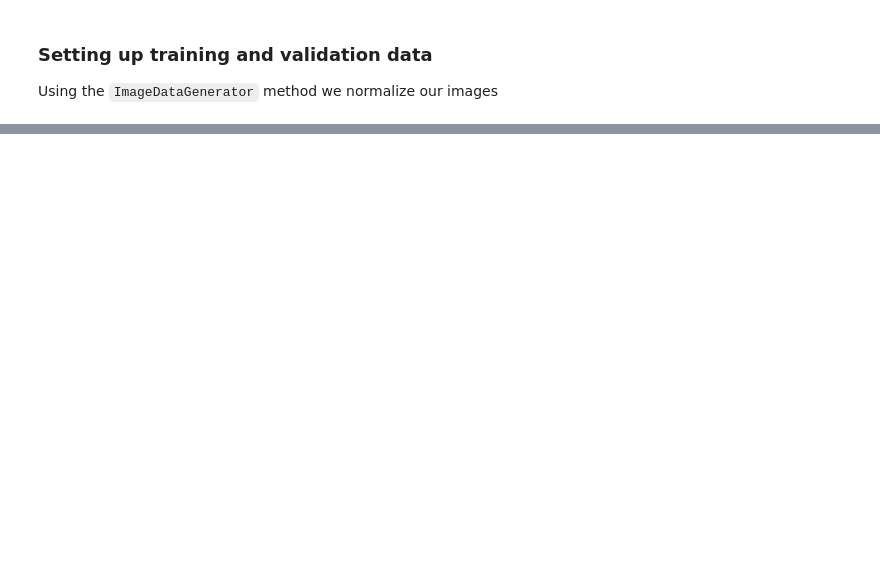
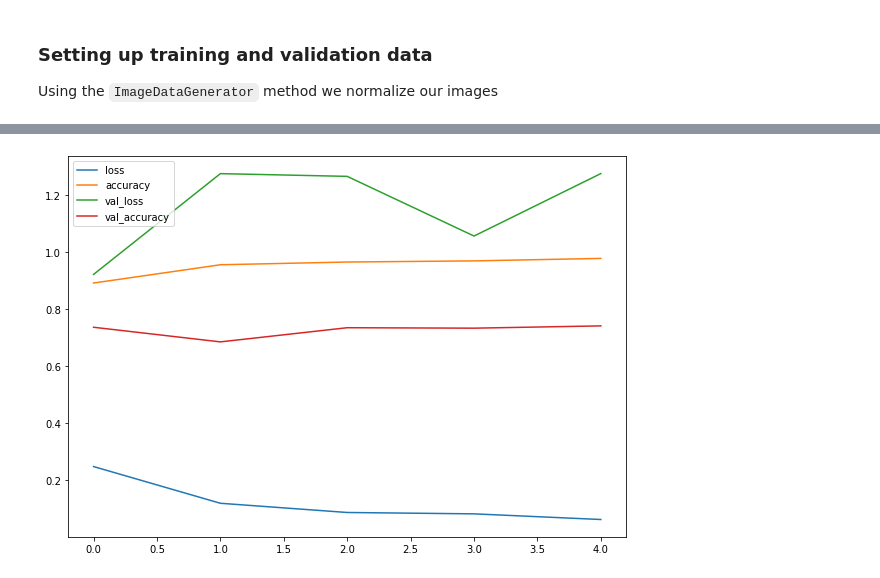
Before and after one commit to votaldo/Deep-Learning-Project, a Jupyter notebook: Pneumonia/test_augm.ipynb, the cells around one changed output, grey strips where cells are left out. Saved outputs shown, nothing was run; the diff lists cells and outputs as text; code cells hidden in the pictures; blank space fills up the shorter version.

```diff
--- a/Pneumonia/test_augm.ipynb
+++ b/Pneumonia/test_augm.ipynb
@@ -196,0 +209,29 @@ plot_loss_curves(history_1)
+# %%
+#Build a CNN (like Tiny VGG on CNN explainer website) with augmented training data
+
+model_2 = tf.keras.models.Sequential([
+    tf.keras.layers.Conv2D(filters =10,
+                          kernel_size =3,
+                          activation = "relu",
+                          input_shape=(224,224,3)),
+    tf.keras.layers.Conv2D(10,3,activation="relu"),#these 2 layers are the same
+    tf.keras.layers.MaxPool2D(pool_size=2,
+                              padding = 'valid'),
+    tf.keras.layers.Conv2D(10,3,activation="relu"),
+    tf.keras.layers.Conv2D(10,3,activation="relu"),
+    tf.keras.layers.MaxPool2D(2),
+    tf.keras.layers.Flatten(),
+    tf.keras.layers.Dense(1,activation = 'sigmoid')
+])
+
+#Compile our CNN
+model_2.compile(loss = "binary_crossentropy",
+                optimizer =tf.keras.optimizers.Adam(),
+                metrics=["accuracy"])
+
+#fit the model
+history_2 = model_2.fit(train_augm_data,
+                        epochs=5,
+                        steps_per_epoch =len(train_augm_data),
+                        validation_data = test_data,
+                        validation_steps =len(test_data))
@@ -196,0 +250,4 @@ plot_loss_curves(history_1)
+# %%
+pd.DataFrame(history_2.history).plot(figsize=(10, 7));
+# %% [output]
+[figure, added]
```
Also changed, not shown: parts of 12 cells of this notebook.
